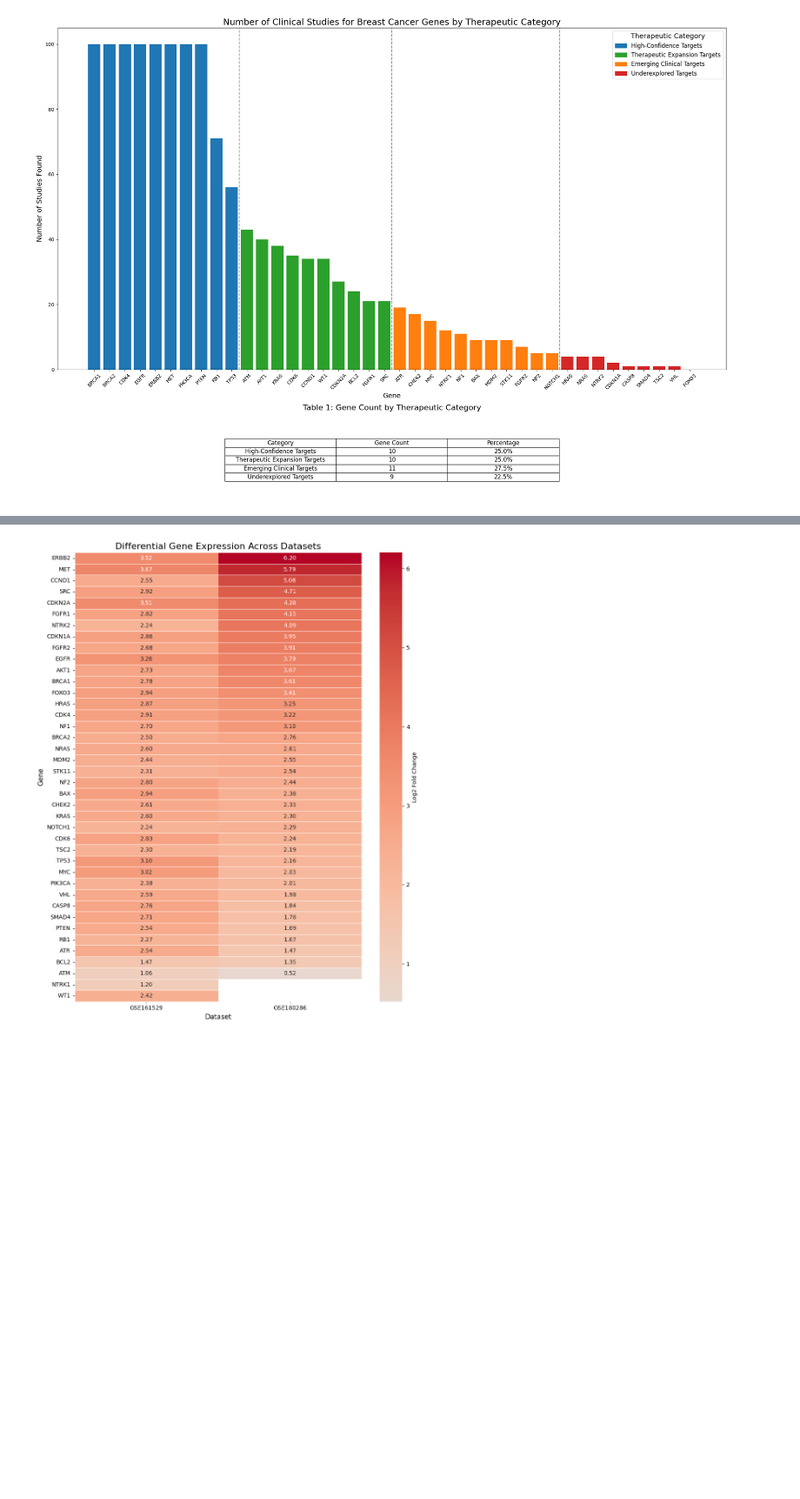
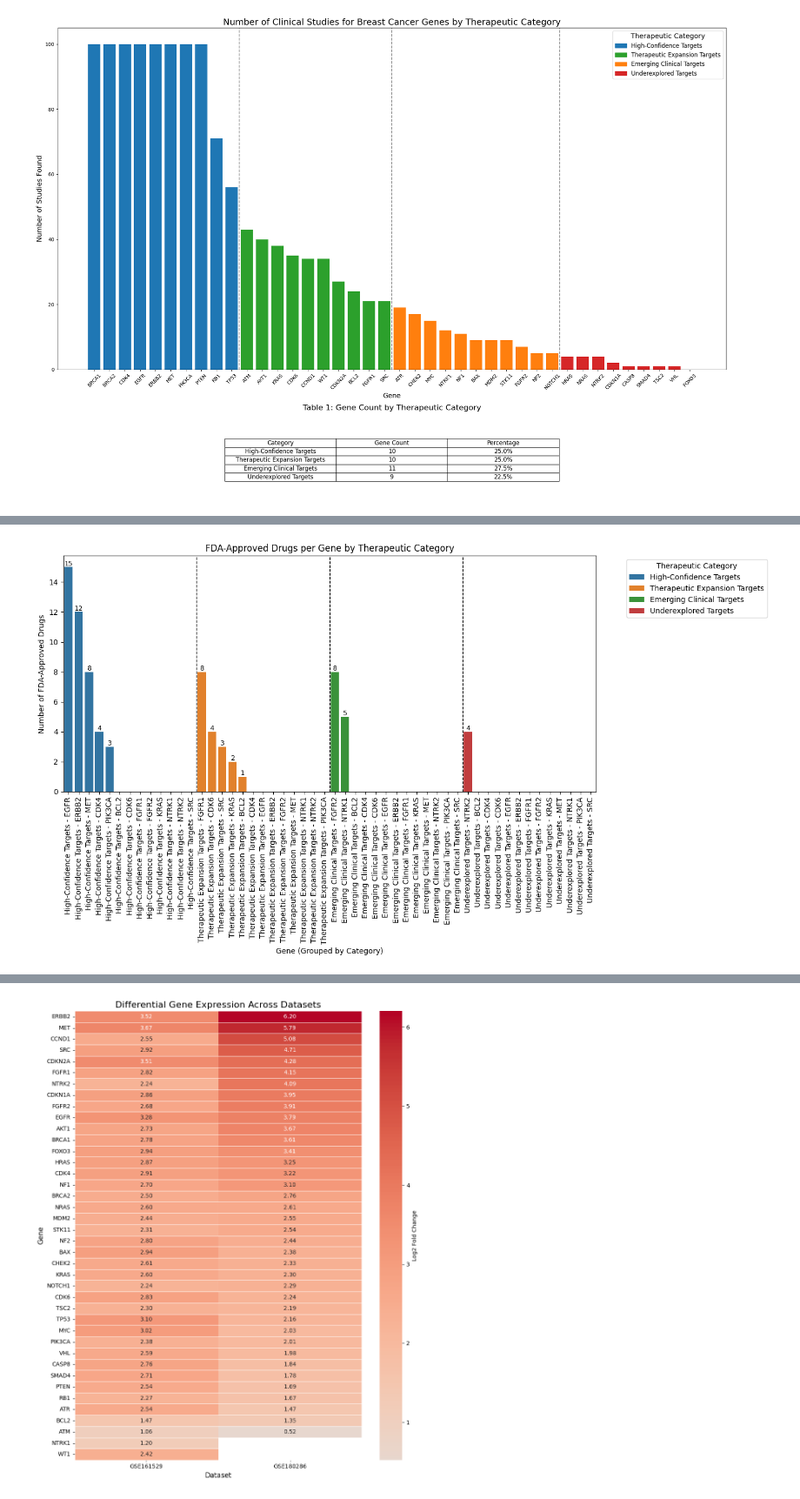
Before and after one commit to oliverraj/interpretable-machine-learning-oncology, a Jupyter notebook: notebooks/10_Combined_DE.ipynb, the cells around one changed output, grey strips where cells are left out. Shown at 87% size. Cells and saved outputs as stored; diff of their text form; code cells hidden in the pictures; blank space fills up the shorter version.

```diff
--- a/notebooks/10_Combined_DE.ipynb
+++ b/notebooks/10_Combined_DE.ipynb
@@ -1394,0 +1652,49 @@ plt.show()
+# %%
+category_order = [
+    "High-Confidence Targets",
+    "Therapeutic Expansion Targets",
+    "Emerging Clinical Targets",
+    "Underexplored Targets"
+]
+
+# Make sure category column is categorical with this order
+df_sorted = df_gene_drug_counts.copy()
+df_sorted['category'] = pd.Categorical(df_sorted['category'], categories=category_order, ordered=True)
+# Sort by category using the custom order and then by descending drug count
+df_sorted = df_sorted.sort_values(['category', 'Unique_Drug_Count'], ascending=[True, False])
+# Create combined category-gene string for x-axis labels
+df_sorted['cat_gene'] = df_sorted['category'].astype(str) + " - " + df_sorted['gene']
+
+plt.figure(figsize=(14, 8))
+ax = sns.barplot(
+    data=df_sorted,
+    x='cat_gene',
+    y='Unique_Drug_Count',
+    hue='category',
+    dodge=False,
+    palette='tab10'
+)
+plt.xticks(rotation=90)
+plt.xlabel('Gene (Grouped by Category)')
+plt.ylabel('Number of FDA-Approved Drugs')
+plt.title('FDA-Approved Drugs per Gene by Therapeutic Category')
+plt.legend(title='Therapeutic Category', bbox_to_anchor=(1.05, 1), loc='upper left')
+
+# Add number annotations on bars
+for p in ax.patches:
+    height = p.get_height()
+    if height > 0:
+        ax.text(p.get_x() + p.get_width() / 2, height + 0.1, int(height), ha='center', fontsize=9)
+
+# Add vertical lines between categories
+# Find the indices where category changes
+category_changes = df_sorted['category'].ne(df_sorted['category'].shift()).cumsum()
+change_positions = df_sorted.groupby(category_changes).size().cumsum()[:-1]
+
+for pos in change_positions:
+    ax.axvline(pos - 0.5, color='black', linestyle='--', linewidth=1)
+
+plt.tight_layout()
+plt.show()
+# %% [output]
+[figure, added]
```
Also changed, not shown: parts of 17 cells of this notebook.
